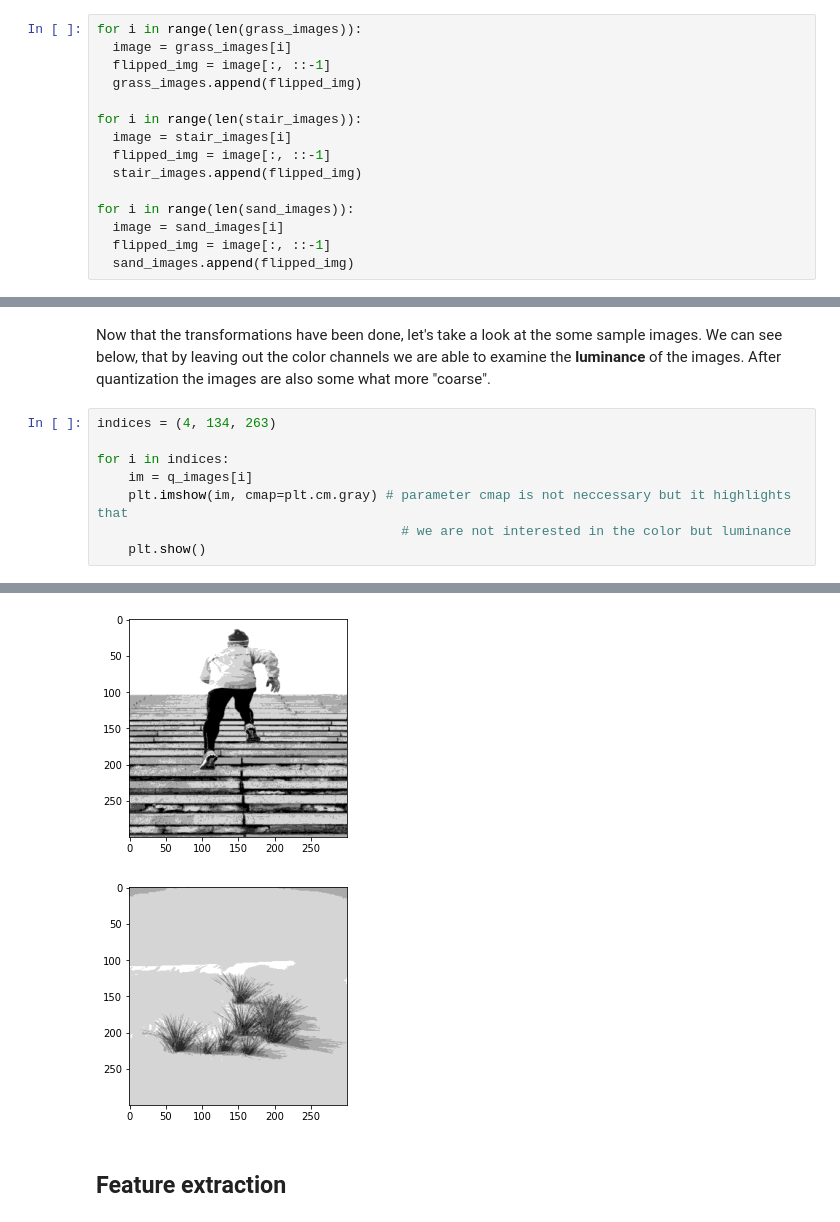
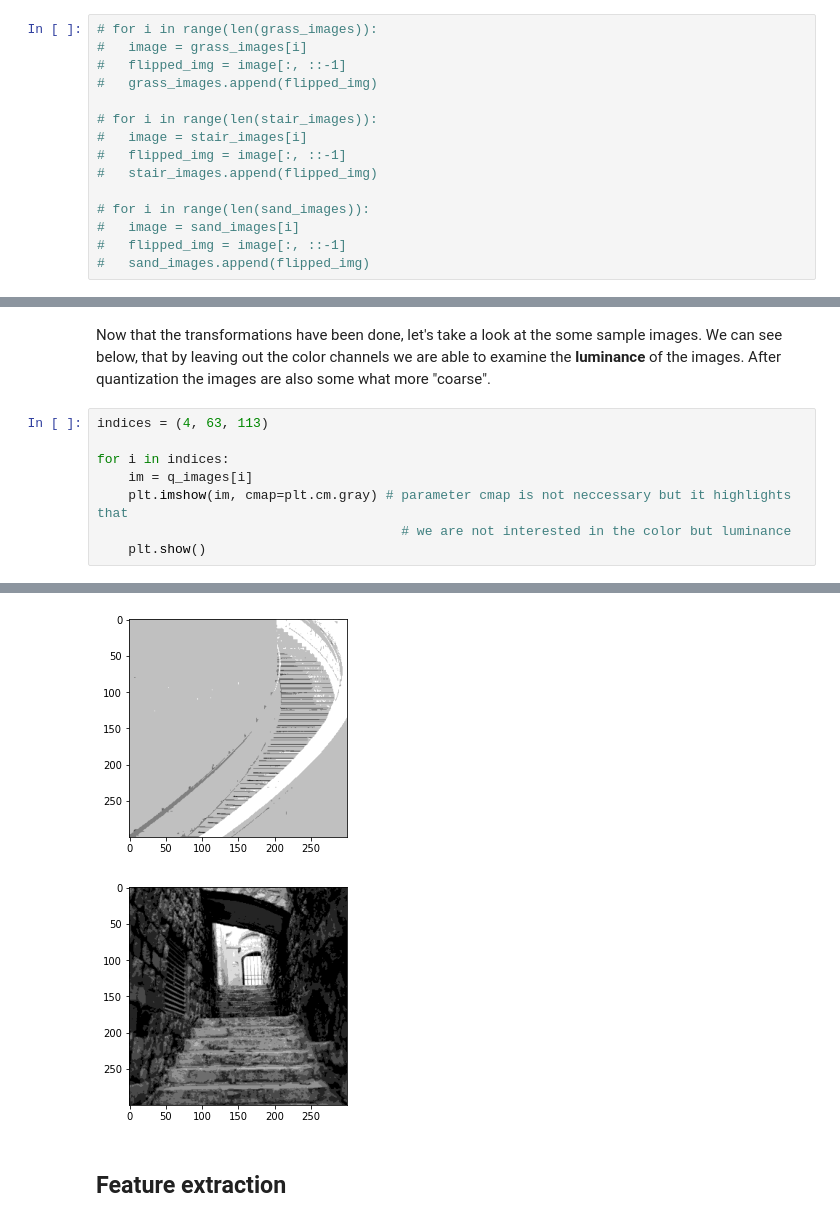
Before and after one commit to HannaKi/Image_classification_with_machine_learning_models, a Jupyter notebook: Image_classification.ipynb, the cells around one changed output, grey strips where cells are left out. Cells and saved outputs as stored; diff of their text form.

```diff
--- a/Image_classification.ipynb
+++ b/Image_classification.ipynb
@@ -204,20 +204,20 @@ plt.title("Lighter");
 # %% [output]
 [figure]
 # %%
-for i in range(len(grass_images)):
-  image = grass_images[i]
-  flipped_img = image[:, ::-1]
-  grass_images.append(flipped_img)
+# for i in range(len(grass_images)):
+#   image = grass_images[i]
+#   flipped_img = image[:, ::-1]
+#   grass_images.append(flipped_img)
 
-for i in range(len(stair_images)):
-  image = stair_images[i]
-  flipped_img = image[:, ::-1]
-  stair_images.append(flipped_img)
+# for i in range(len(stair_images)):
+#   image = stair_images[i]
+#   flipped_img = image[:, ::-1]
+#   stair_images.append(flipped_img)
 
-for i in range(len(sand_images)):
-  image = sand_images[i]
-  flipped_img = image[:, ::-1]
-  sand_images.append(flipped_img)
+# for i in range(len(sand_images)):
+#   image = sand_images[i]
+#   flipped_img = image[:, ::-1]
+#   sand_images.append(flipped_img)
 # %% [markdown]
 ### Inspect color channels
 
@@ -279,17 +279,17 @@ q_images = quantizize(grayscale)
 # %% [markdown]
 Now that the transformations have been done, let's take a look at the some sample images. We can see below, that by leaving out the color channels we are able to examine the **luminance** of the images. After quantization the images are also some what more "coarse".
 # %%
-indices = (4, 134, 263)
+indices = (4, 63, 113)
 
 for i in indices:
     im = q_images[i]
     plt.imshow(im, cmap=plt.cm.gray) # parameter cmap is not neccessary but it highlights that
                                        # we are not interested in the color but luminance
     plt.show()
 # %% [output]
 [figure]
-[figure, old version]
+[figure, new version]
-[figure, old version]
+[figure, new version]
 # %% [markdown]
 ## Feature extraction
 # %% [markdown]
```
Also changed, not shown: parts of 16 cells of this notebook.
